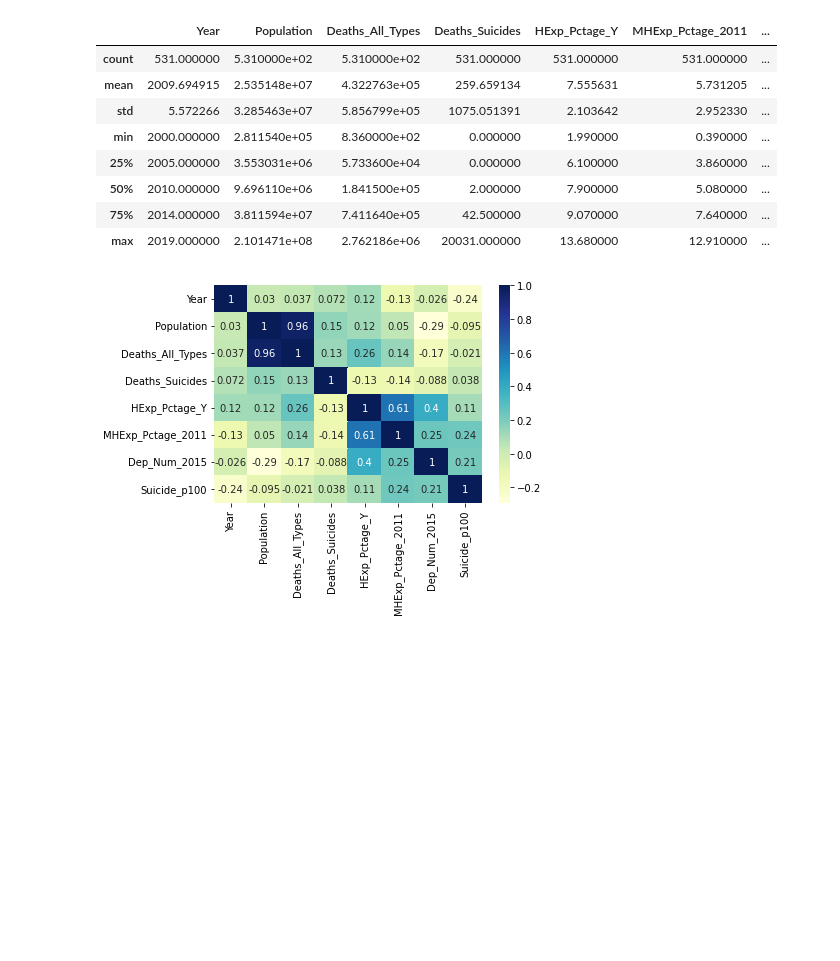
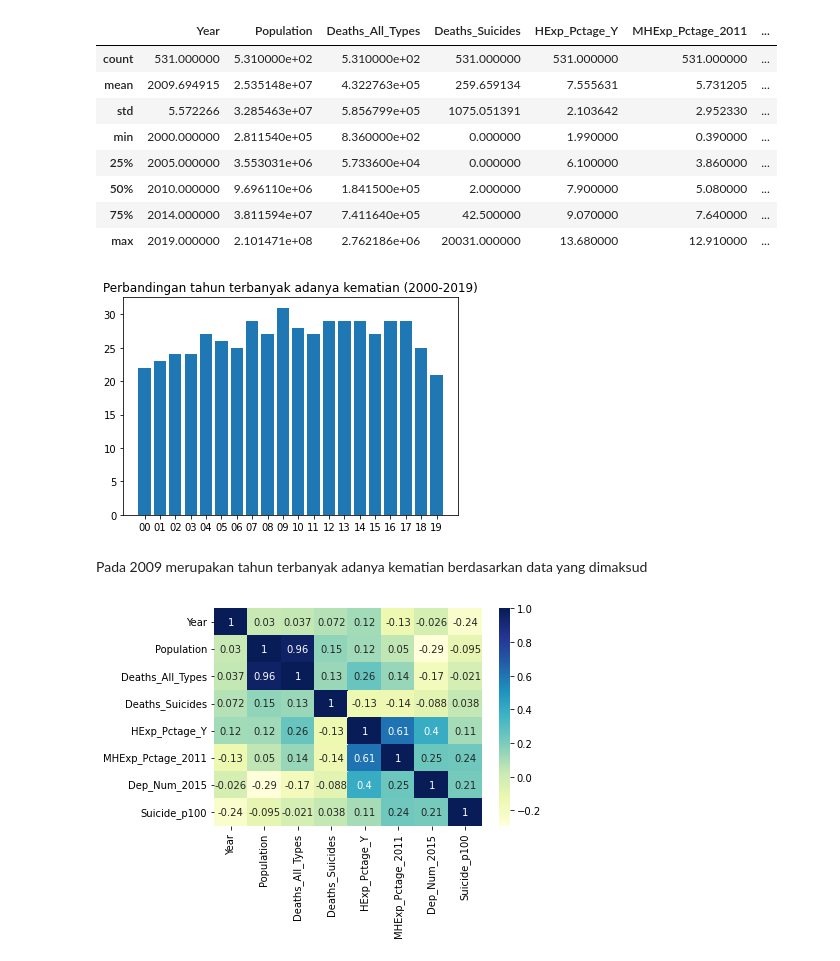
Before and after one commit to hhidayatinc/Machine_Learning, a Jupyter notebook: Kuis1_HidayatiNurChasanah.ipynb, the cells around one changed output. Saved outputs shown, nothing was run; the diff lists cells and outputs as text; code cells hidden in the pictures; blank space fills up the shorter version.

```diff
--- a/Kuis1_HidayatiNurChasanah.ipynb
+++ b/Kuis1_HidayatiNurChasanah.ipynb
@@ -63,6 +63,39 @@ memory usage: 41.5+ KB
 # import library untuk visualisasi
 import matplotlib.pyplot as plt
 import seaborn as sns
+# %%
+#menghitung tahun terbanyak adanya kematian
+jumlah_2000 = data['Year'].value_counts()[2000]
+jumlah_2001 = data['Year'].value_counts()[2001]
+jumlah_2002 = data['Year'].value_counts()[2002]
+jumlah_2003 = data['Year'].value_counts()[2003]
+jumlah_2004 = data['Year'].value_counts()[2004]
+jumlah_2005 = data['Year'].value_counts()[2005]
+jumlah_2006 = data['Year'].value_counts()[2006]
+jumlah_2007 = data['Year'].value_counts()[2007]
+jumlah_2008 = data['Year'].value_counts()[2008]
+jumlah_2009 = data['Year'].value_counts()[2009]
+jumlah_2010 = data['Year'].value_counts()[2010]
+jumlah_2011 = data['Year'].value_counts()[2011]
+jumlah_2012 = data['Year'].value_counts()[2012]
+jumlah_2013 = data['Year'].value_counts()[2013]
+jumlah_2014 = data['Year'].value_counts()[2014]
+jumlah_2015 = data['Year'].value_counts()[2015]
+jumlah_2016 = data['Year'].value_counts()[2016]
+jumlah_2017 = data['Year'].value_counts()[2017]
+jumlah_2018 = data['Year'].value_counts()[2018]
+jumlah_2019 = data['Year'].value_counts()[2019]
+
+# Membuat Bar Graph
+plt.bar(['00', '01', '02', '03', '04', '05', '06', '07', '08', '09', '10', '11', '12', '13', '14', '15', '16', '17', '18', '19'],
+        [jumlah_2000, jumlah_2001, jumlah_2002, jumlah_2003, jumlah_2004, jumlah_2005, jumlah_2006, jumlah_2007, jumlah_2008, jumlah_2009,
+         jumlah_2010, jumlah_2011, jumlah_2012, jumlah_2013, jumlah_2014, jumlah_2015, jumlah_2016, jumlah_2017, jumlah_2018, jumlah_2019])
+plt.title('Perbandingan tahun terbanyak adanya kematian (2000-2019)')
+plt.show()
+# %% [output]
+[figure, added]
+# %% [markdown]
+Pada 2009 merupakan tahun terbanyak adanya kematian berdasarkan data yang dimaksud
 # %%
 sns.heatmap(data.corr(), cmap="YlGnBu", annot = True)
 plt.show()
```
